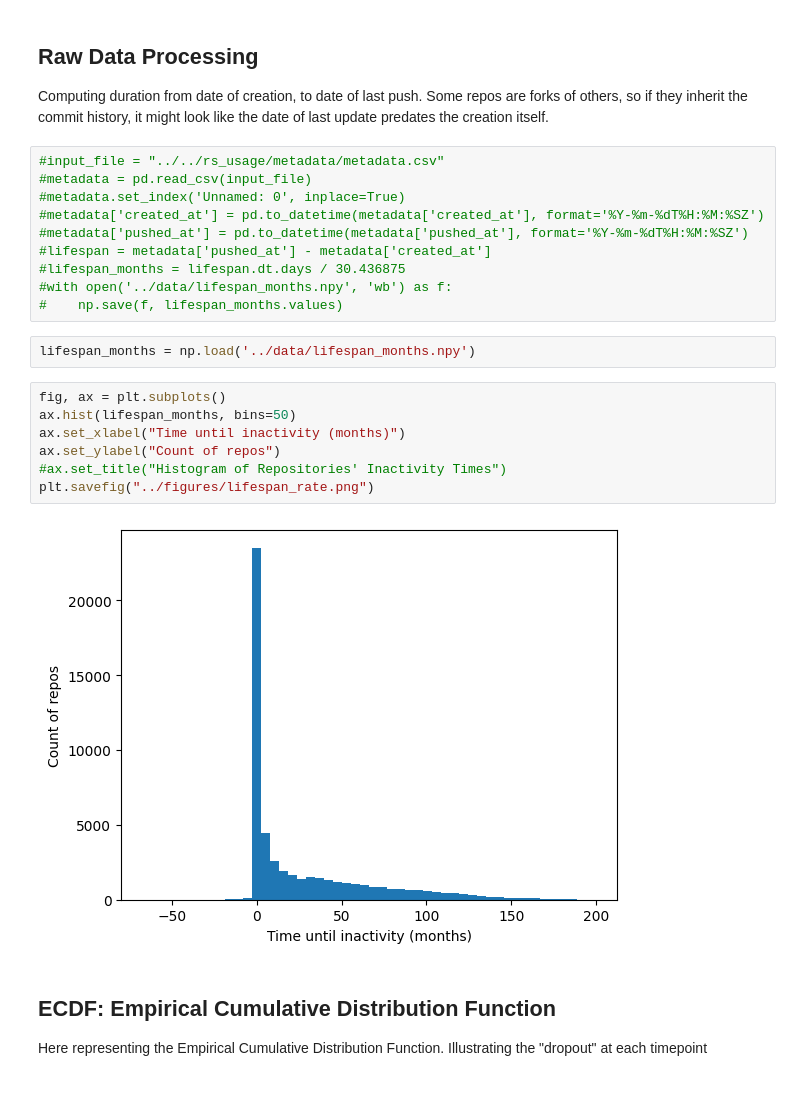
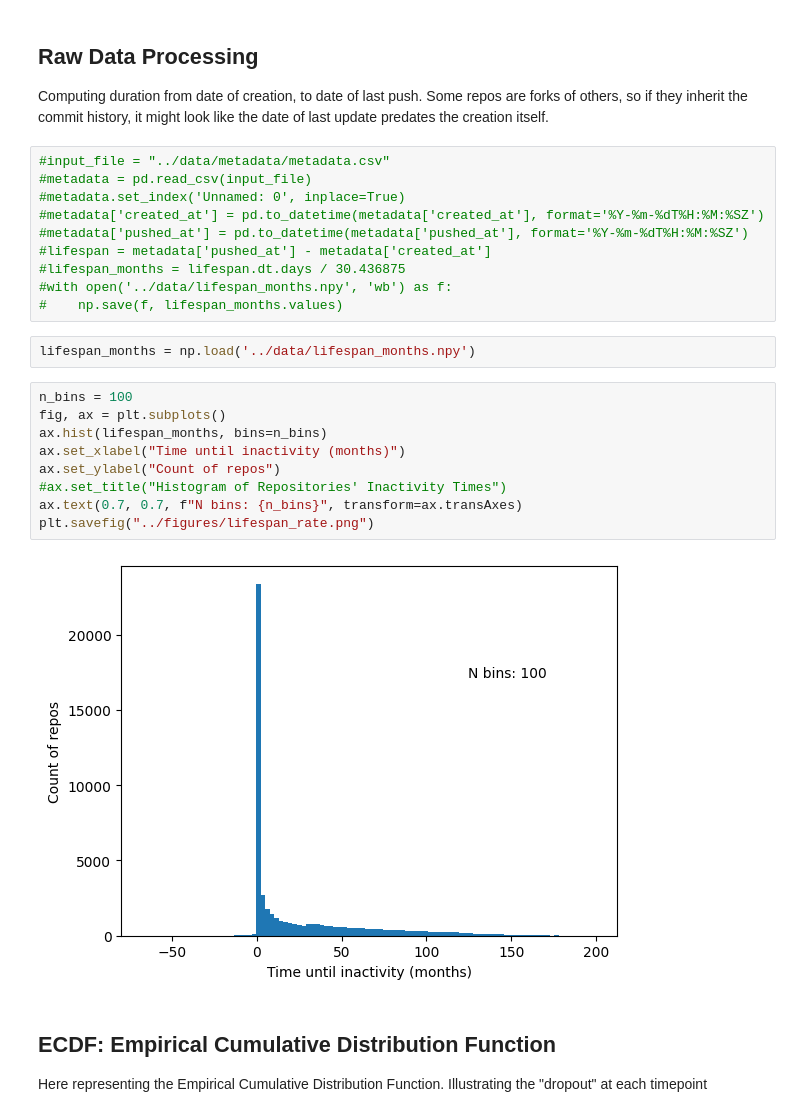
Before and after one commit to Indoc-Research/RS_repos_analysis, a Jupyter notebook: metrics_viz/survival_rate.ipynb, the cells around one changed output. Drawn from its saved outputs; the diff is of its cells as text.

```diff
--- a/metrics_viz/survival_rate.ipynb
+++ b/metrics_viz/survival_rate.ipynb
@@ -7,7 +7,7 @@ import matplotlib.pyplot as plt
 
 Computing duration from date of creation, to date of last push. Some repos are forks of others, so if they  inherit the commit history, it might look like the date of last update predates the creation itself.
 # %%
-#input_file = "../../rs_usage/metadata/metadata.csv"
+#input_file = "../data/metadata/metadata.csv"
 #metadata = pd.read_csv(input_file)
 #metadata.set_index('Unnamed: 0', inplace=True)
 #metadata['created_at'] = pd.to_datetime(metadata['created_at'], format='%Y-%m-%dT%H:%M:%SZ')
@@ -19,14 +19,16 @@ Computing duration from date of creation, to date of last push. Some repos are f
 # %%
 lifespan_months = np.load('../data/lifespan_months.npy')
 # %%
+n_bins = 100
 fig, ax = plt.subplots()
-ax.hist(lifespan_months, bins=50)
+ax.hist(lifespan_months, bins=n_bins)
 ax.set_xlabel("Time until inactivity (months)")
 ax.set_ylabel("Count of repos")
 #ax.set_title("Histogram of Repositories' Inactivity Times")
+ax.text(0.7, 0.7, f"N bins: {n_bins}", transform=ax.transAxes)
 plt.savefig("../figures/lifespan_rate.png")
 # %% [output]
-[figure, old version]
+[figure, new version]
 # %% [markdown]
 ## ECDF: Empirical Cumulative Distribution Function
 Here representing the Empirical Cumulative Distribution Function. Illustrating the "dropout" at each timepoint
```
Also changed, not shown: 14 other files.
